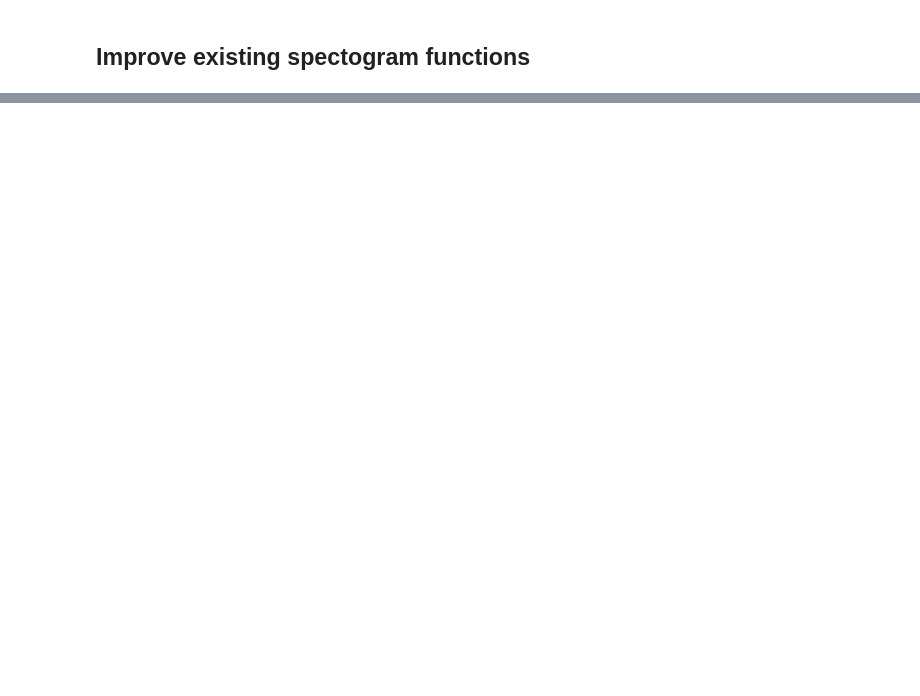
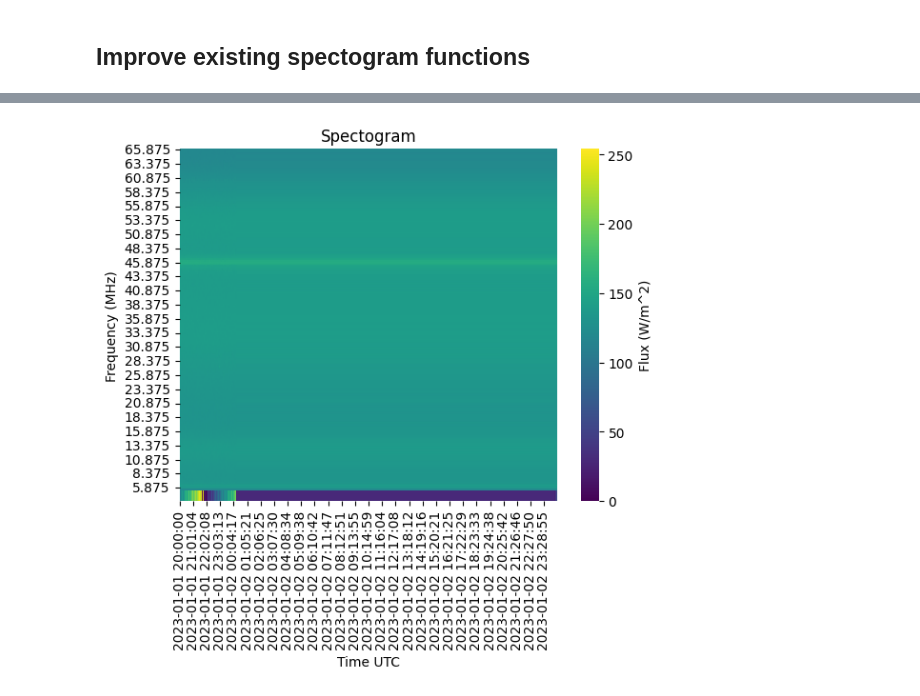
Before and after one commit to i4Ds/Radio-sunburst-labelcreation, a Jupyter notebook: data_creation.ipynb, the cells around one changed output, grey strips where cells are left out. Cells and saved outputs as stored; diff of their text form; code cells hidden in the pictures; blank space fills up the shorter version.

```diff
--- a/data_creation.ipynb
+++ b/data_creation.ipynb
@@ -262,0 +250,9 @@ plot_spectogram(change_resolution_over_time(pd_data, 40))
+# %%
+def plot_spectogram(spectogram):
+    spectogram = spectogram.copy()
+    spectogram.index = spectogram.index.strftime('%Y-%m-%d %H:%M:%S')
+    ax = sns.heatmap(spectogram.T, cmap='viridis', cbar_kws={'label': 'Flux (W/m^2)'})
+    plt.title('Spectogram')
+    plt.ylabel('Frequency (MHz)')
+    plt.xlabel('Time UTC')
+    plt.show()
@@ -262,0 +274,5 @@ plot_spectogram(change_resolution_over_time(pd_data, 40))
+# %%
+pd_data = spec_to_pd_dataframe(spec)
+plot_spectogram(pd_data)
+# %% [output]
+[figure, added]
```
Also changed, not shown: parts of 46 cells of this notebook, 4 other files.
